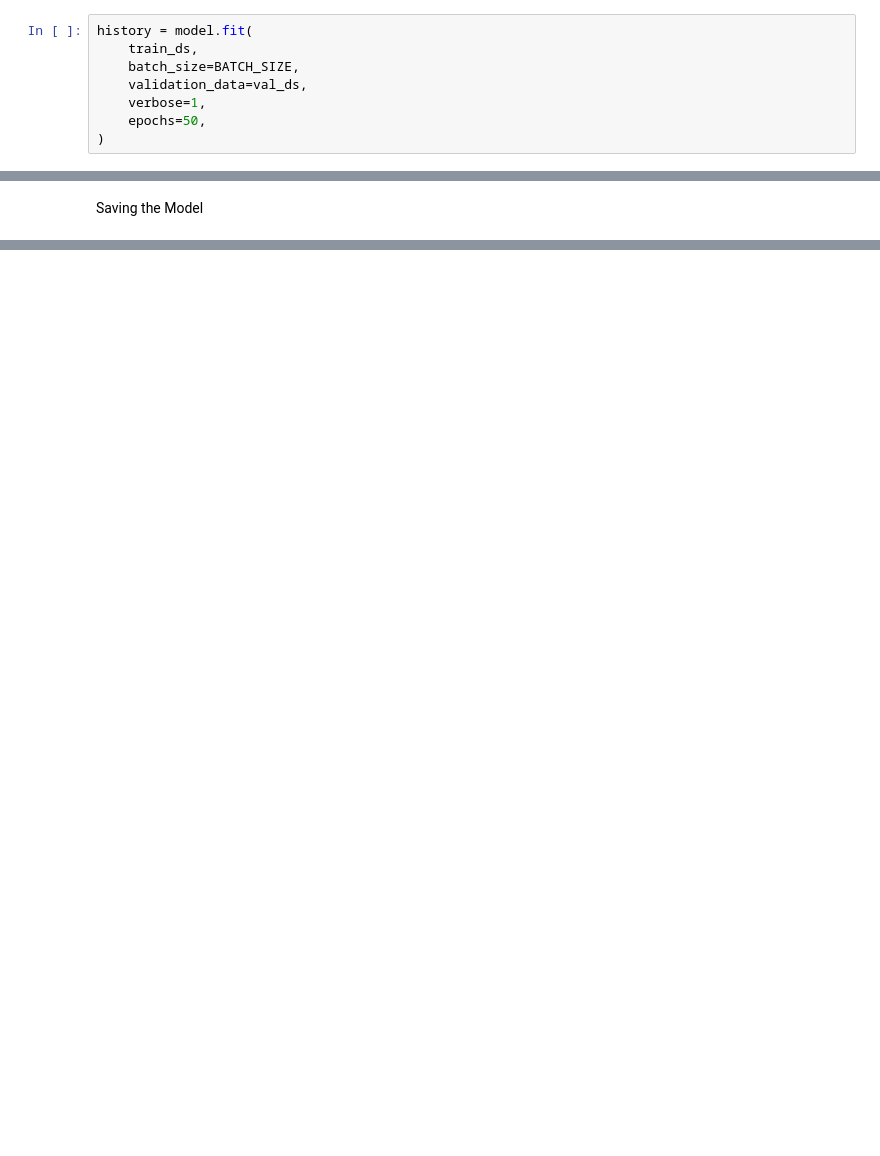
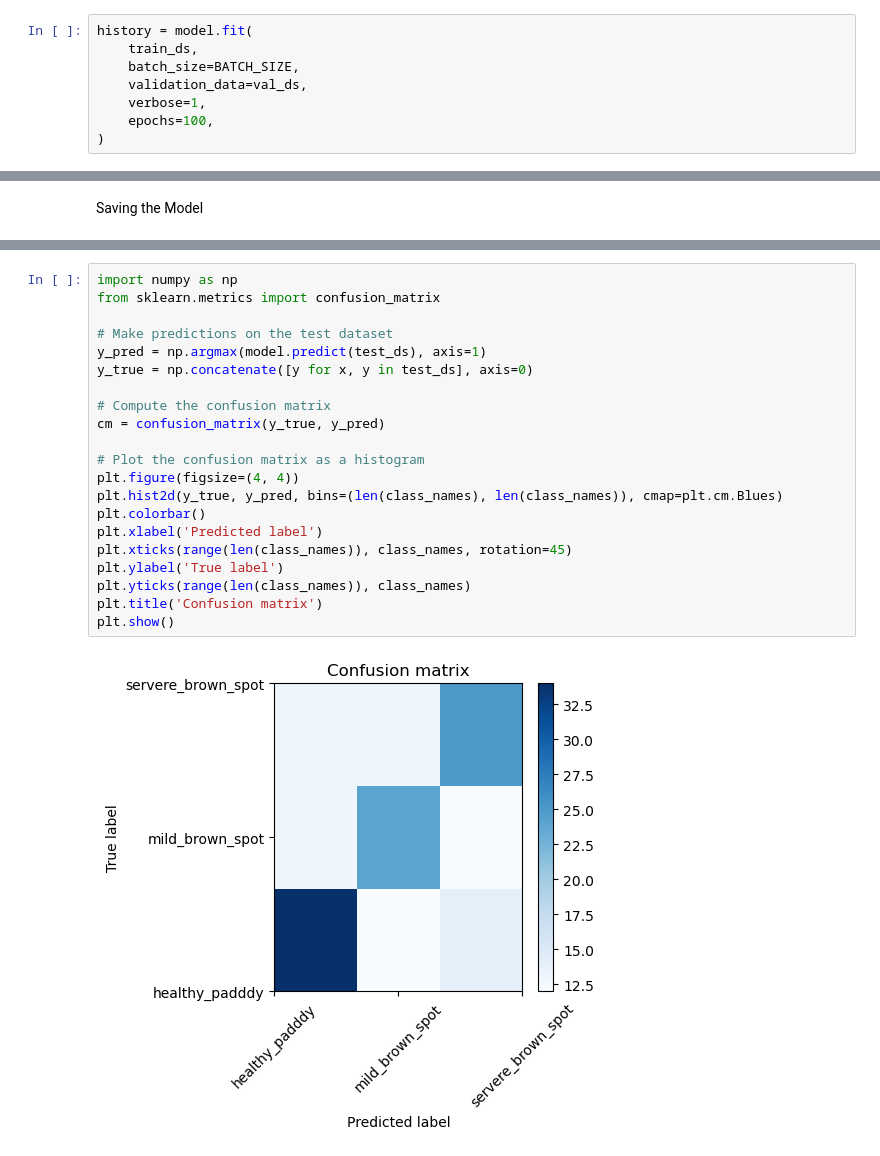
Before and after one commit to vinuwara/DSGP-group-7, a Jupyter notebook: brownspot-identification-tool/Training/Brown-spot-disease-classification-model.ipynb, the cells around one changed output, grey strips where cells are left out. Saved outputs shown, nothing was run; the diff lists cells and outputs as text; blank space fills up the shorter version.

```diff
--- a/brownspot-identification-tool/Training/Brown-spot-disease-classification-model.ipynb
+++ b/brownspot-identification-tool/Training/Brown-spot-disease-classification-model.ipynb
@@ -203,6 +203,6 @@ history = model.fit(
     batch_size=BATCH_SIZE,
     validation_data=val_ds,
     verbose=1,
-    epochs=50,
+    epochs=100,
 )
 # %% [output]
@@ -315,0 +379,23 @@ model.save("../brownspot.h5")
+# %%
+import numpy as np
+from sklearn.metrics import confusion_matrix
+
+# Make predictions on the test dataset
+y_pred = np.argmax(model.predict(test_ds), axis=1)
+y_true = np.concatenate([y for x, y in test_ds], axis=0)
+
+# Compute the confusion matrix
+cm = confusion_matrix(y_true, y_pred)
+
+# Plot the confusion matrix as a histogram
+plt.figure(figsize=(4, 4))
+plt.hist2d(y_true, y_pred, bins=(len(class_names), len(class_names)), cmap=plt.cm.Blues)
+plt.colorbar()
+plt.xlabel('Predicted label')
+plt.xticks(range(len(class_names)), class_names, rotation=45)
+plt.ylabel('True label')
+plt.yticks(range(len(class_names)), class_names)
+plt.title('Confusion matrix')
+plt.show()
+# %% [output]
+[figure, added]
```
Also changed, not shown: parts of 18 cells of this notebook, 23 other files.
